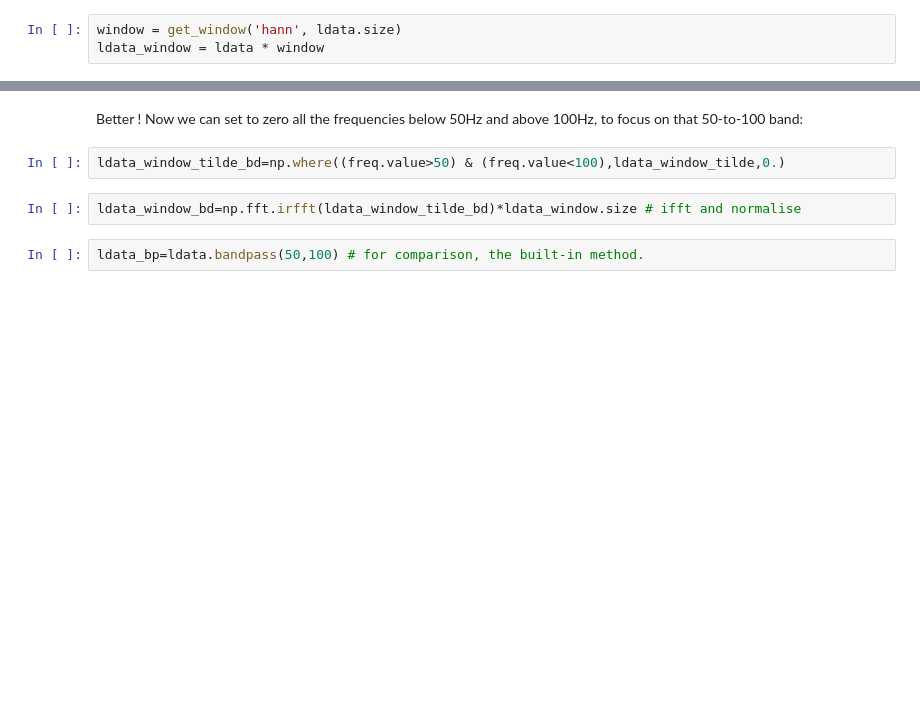
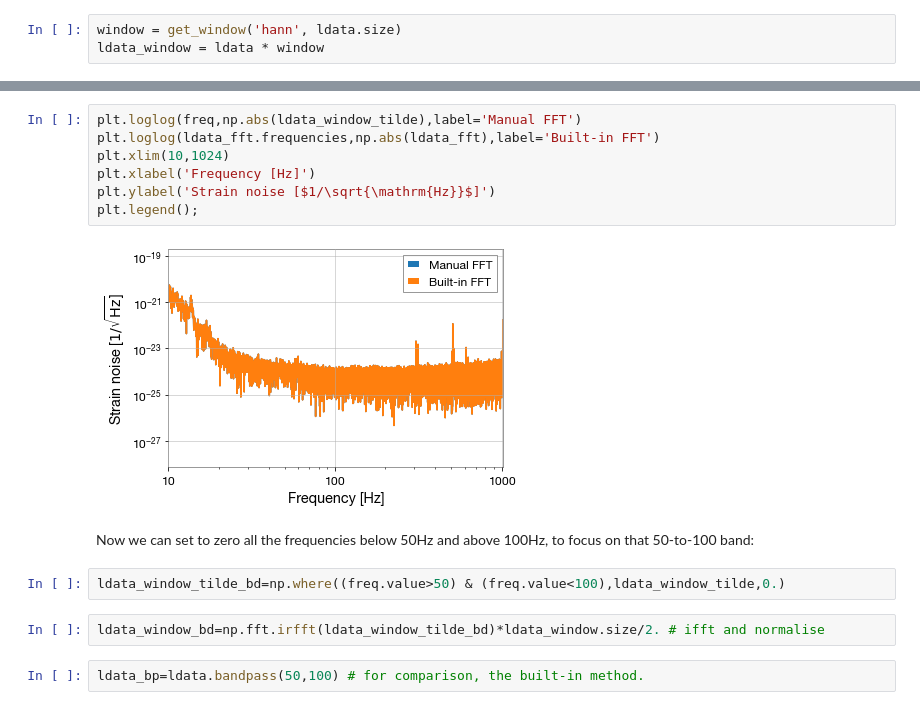
Before and after one commit to astrophysicsvivien/GWA2021, a Jupyter notebook: chapter4.ipynb, the cells around one changed output, grey strips where cells are left out. Drawn from its saved outputs; the diff is of its cells as text; blank space fills up the shorter version.

```diff
--- a/chapter4.ipynb
+++ b/chapter4.ipynb
@@ -555,9 +560,18 @@ plt.ylabel('Strain noise [$1/\sqrt{\mathrm{Hz}}$]');
+# %%
+plt.loglog(freq,np.abs(ldata_window_tilde),label='Manual FFT')
+plt.loglog(ldata_fft.frequencies,np.abs(ldata_fft),label='Built-in FFT')
+plt.xlim(10,1024)
+plt.xlabel('Frequency [Hz]')
+plt.ylabel('Strain noise [$1/\sqrt{\mathrm{Hz}}$]')
+plt.legend();
+# %% [output]
+[figure, added]
 # %% [markdown]
-Better ! Now we can set to zero all the frequencies below 50Hz and above 100Hz, to focus on that 50-to-100 band:
+Now we can set to zero all the frequencies below 50Hz and above 100Hz, to focus on that 50-to-100 band:
 # %%
 ldata_window_tilde_bd=np.where((freq.value>50) & (freq.value<100),ldata_window_tilde,0.)
 # %%
-ldata_window_bd=np.fft.irfft(ldata_window_tilde_bd)*ldata_window.size # ifft and normalise
+ldata_window_bd=np.fft.irfft(ldata_window_tilde_bd)*ldata_window.size/2. # ifft and normalise
 # %%
 ldata_bp=ldata.bandpass(50,100) # for comparison, the built-in method.
 # %%
```
Also changed, not shown: parts of 15 cells of this notebook.
